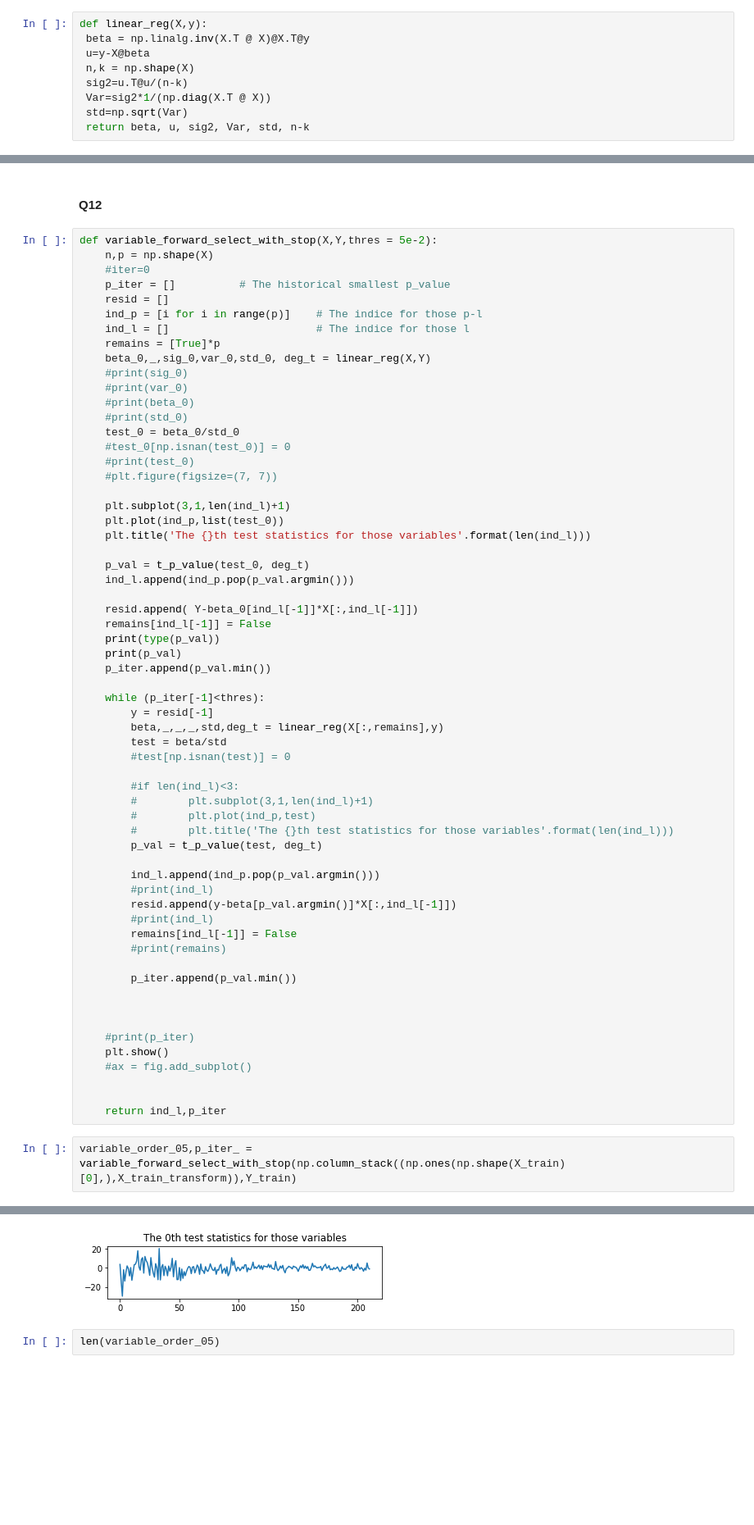
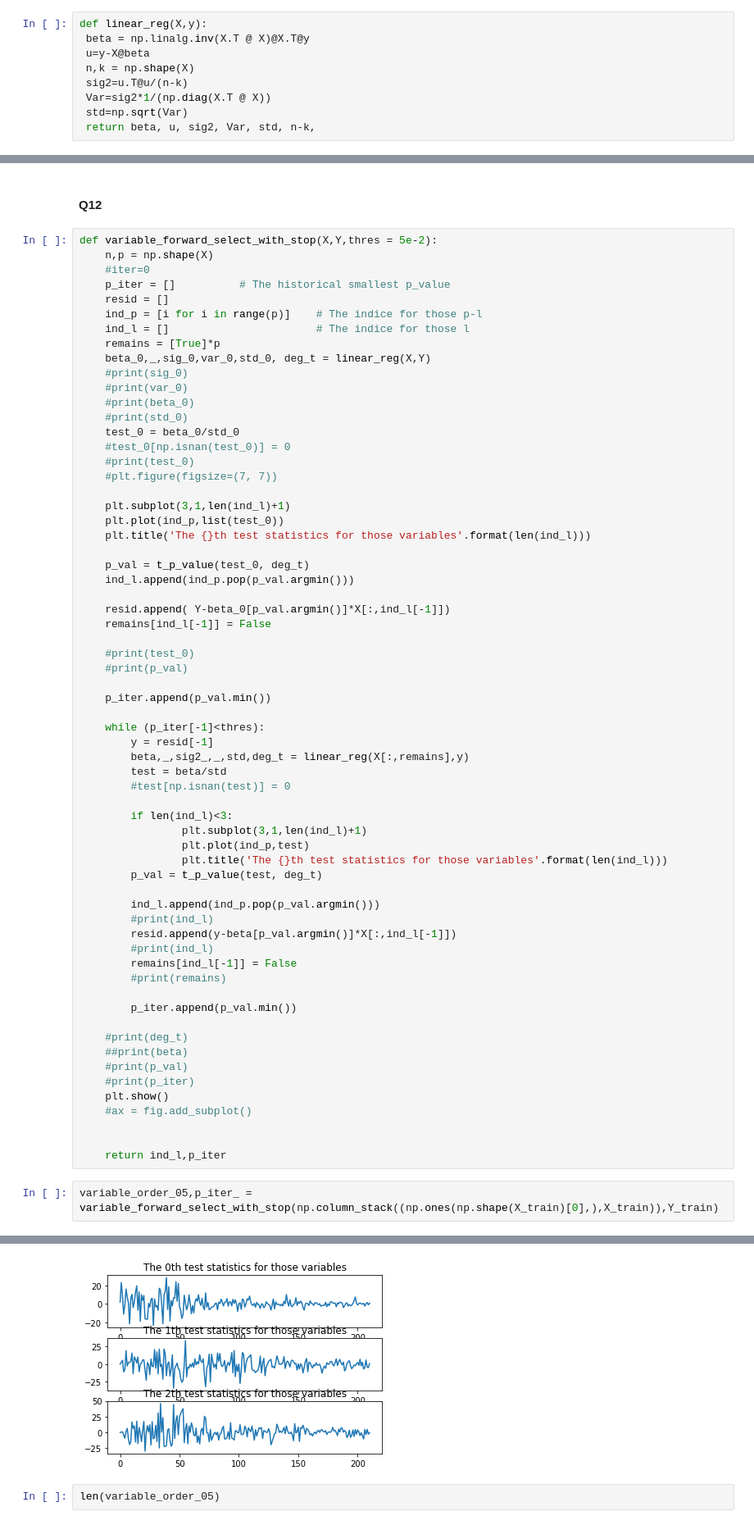
Before and after one commit to Antoninnnn/LinearModel, a Jupyter notebook: sd-tsia204_lab2_yang_yining.ipynb, the cells around one changed output, grey strips where cells are left out. Shown at 82% size. Saved outputs shown, nothing was run; the diff lists cells and outputs as text; blank space fills up the shorter version.

```diff
--- a/sd-tsia204_lab2_yang_yining.ipynb
+++ b/sd-tsia204_lab2_yang_yining.ipynb
@@ -497,7 +497,7 @@ def linear_reg(X,y):
  sig2=u.T@u/(n-k)
  Var=sig2*1/(np.diag(X.T @ X))
  std=np.sqrt(Var)
- return beta, u, sig2, Var, std, n-k
+ return beta, u, sig2, Var, std, n-k,
 # %%
 def variable_forward_select(X,Y):
     n,p = np.shape(X)
@@ -582,22 +582,24 @@ def variable_forward_select_with_stop(X,Y,thres = 5e-2):
     p_val = t_p_value(test_0, deg_t)
     ind_l.append(ind_p.pop(p_val.argmin()))
 
-    resid.append( Y-beta_0[ind_l[-1]]*X[:,ind_l[-1]])
+    resid.append( Y-beta_0[p_val.argmin()]*X[:,ind_l[-1]])
     remains[ind_l[-1]] = False
-    print(type(p_val))
-    print(p_val)
+
+    #print(test_0)
+    #print(p_val)
+
     p_iter.append(p_val.min())
 
     while (p_iter[-1]<thres):
         y = resid[-1]
-        beta,_,_,_,std,deg_t = linear_reg(X[:,remains],y)
+        beta,_,sig2_,_,std,deg_t = linear_reg(X[:,remains],y)
         test = beta/std
         #test[np.isnan(test)] = 0
 
-        #if len(ind_l)<3:
-        #        plt.subplot(3,1,len(ind_l)+1)
-        #        plt.plot(ind_p,test)
-        #        plt.title('The {}th test statistics for those variables'.format(len(ind_l)))
+        if len(ind_l)<3:
+                plt.subplot(3,1,len(ind_l)+1)
+                plt.plot(ind_p,test)
+                plt.title('The {}th test statistics for those variables'.format(len(ind_l)))
         p_val = t_p_value(test, deg_t)
 
         ind_l.append(ind_p.pop(p_val.argmin()))
@@ -609,8 +611,9 @@ def variable_forward_select_with_stop(X,Y,thres = 5e-2):
 
         p_iter.append(p_val.min())
 
-
-
+    #print(deg_t)
+    ##print(beta)
+    #print(p_val)
     #print(p_iter)
     plt.show()
     #ax = fig.add_subplot()
@@ -618,5 +621,5 @@ def variable_forward_select_with_stop(X,Y,thres = 5e-2):
 
     return ind_l,p_iter
 # %%
-variable_order_05,p_iter_ = variable_forward_select_with_stop(np.column_stack((np.ones(np.shape(X_train)[0],),X_train_transform)),Y_train)
+variable_order_05,p_iter_ = variable_forward_select_with_stop(np.column_stack((np.ones(np.shape(X_train)[0],),X_train)),Y_train)
 # %% [output]
@@ -640,4 +626,4 @@ variable_order_05,p_iter_ = variable_forward_select_with_stop(np.column_stack((n
-[figure, old version]
+[figure, new version]
 # %%
 len(variable_order_05)
 # %% [output]
```
Also changed, not shown: parts of 7 cells of this notebook.
